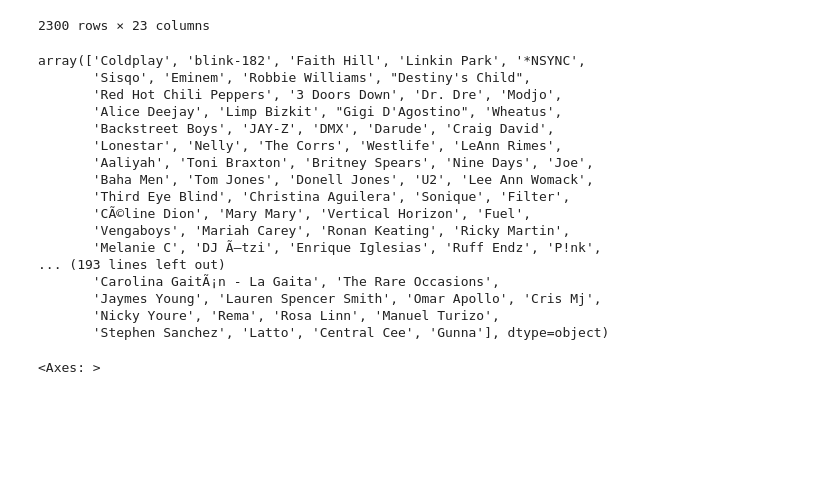
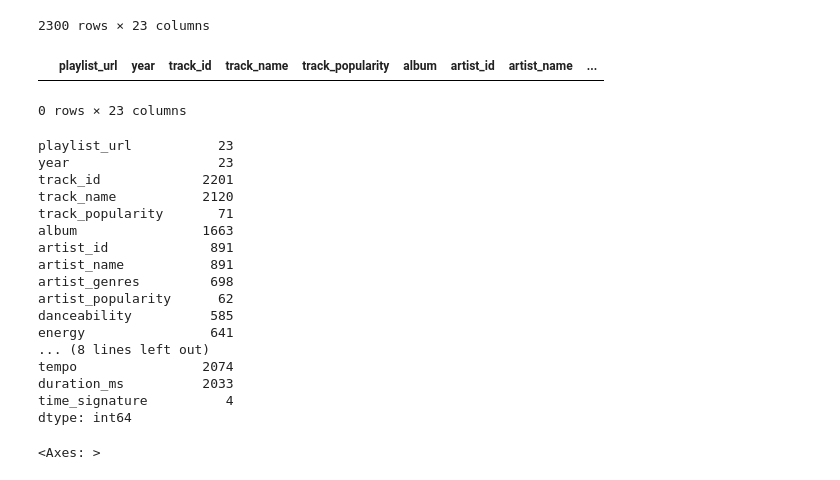
Before and after one commit to fxcollot/SpotifyUnsupervised, a Jupyter notebook: sam.ipynb, the cells around one changed output. Cells and saved outputs as stored; diff of their text form; code cells hidden in the pictures; blank space fills up the shorter version.

```diff
--- a/sam.ipynb
+++ b/sam.ipynb
@@ -32,32 +34,36 @@ spotify
 # %%
 #spotify.info()
 missing_data_col = spotify.isnull().apply(func=sum) #verif colonnes
 
 missing_data_row=spotify[spotify.isnull().any(axis=1)]
 
 missing_data_row
 data_spotify=spotify.dropna()
+data_spotify[data_spotify.isnull().any(axis=1)]
+# %% [output]
+|  | playlist_url | year | track_id | track_name | track_popularity | album | artist_id | artist_name | ... |
+0 rows × 23 columns
 # %%
 #print(data_spotify.columns)
-data_spotify['artist_name'].unique()
+data_spotify.nunique()
 # %% [output]
-array(['Coldplay', 'blink-182', 'Faith Hill', 'Linkin Park', '*NSYNC',
-       'Sisqo', 'Eminem', 'Robbie Williams', "Destiny's Child",
-       'Red Hot Chili Peppers', '3 Doors Down', 'Dr. Dre', 'Modjo',
-       'Alice Deejay', 'Limp Bizkit', "Gigi D'Agostino", 'Wheatus',
-       'Backstreet Boys', 'JAY-Z', 'DMX', 'Darude', 'Craig David',
-       'Lonestar', 'Nelly', 'The Corrs', 'Westlife', 'LeAnn Rimes',
-       'Aaliyah', 'Toni Braxton', 'Britney Spears', 'Nine Days', 'Joe',
-       'Baha Men', 'Tom Jones', 'Donell Jones', 'U2', 'Lee Ann Womack',
-       'Third Eye Blind', 'Christina Aguilera', 'Sonique', 'Filter',
-       'CÃ©line Dion', 'Mary Mary', 'Vertical Horizon', 'Fuel',
-       'Vengaboys', 'Mariah Carey', 'Ronan Keating', 'Ricky Martin',
-       'Melanie C', 'DJ Ã–tzi', 'Enrique Iglesias', 'Ruff Endz', 'P!nk',
-... (193 lines left out)
-       'Carolina GaitÃ¡n - La Gaita', 'The Rare Occasions',
-       'Jaymes Young', 'Lauren Spencer Smith', 'Omar Apollo', 'Cris Mj',
-       'Nicky Youre', 'Rema', 'Rosa Linn', 'Manuel Turizo',
-       'Stephen Sanchez', 'Latto', 'Central Cee', 'Gunna'], dtype=object)
+playlist_url           23
+year                   23
+track_id             2201
+track_name           2120
+track_popularity       71
+album                1663
+artist_id             891
+artist_name           891
+artist_genres         698
+artist_popularity      62
+danceability          585
+energy                641
+... (8 lines left out)
+tempo                2074
+duration_ms          2033
+time_signature          4
+dtype: int64
 # %%
 num_spotify=data_spotify.select_dtypes(include=[int,float])
 corr=num_spotify.corr()
```
Also changed, not shown: parts of 6 cells of this notebook.
